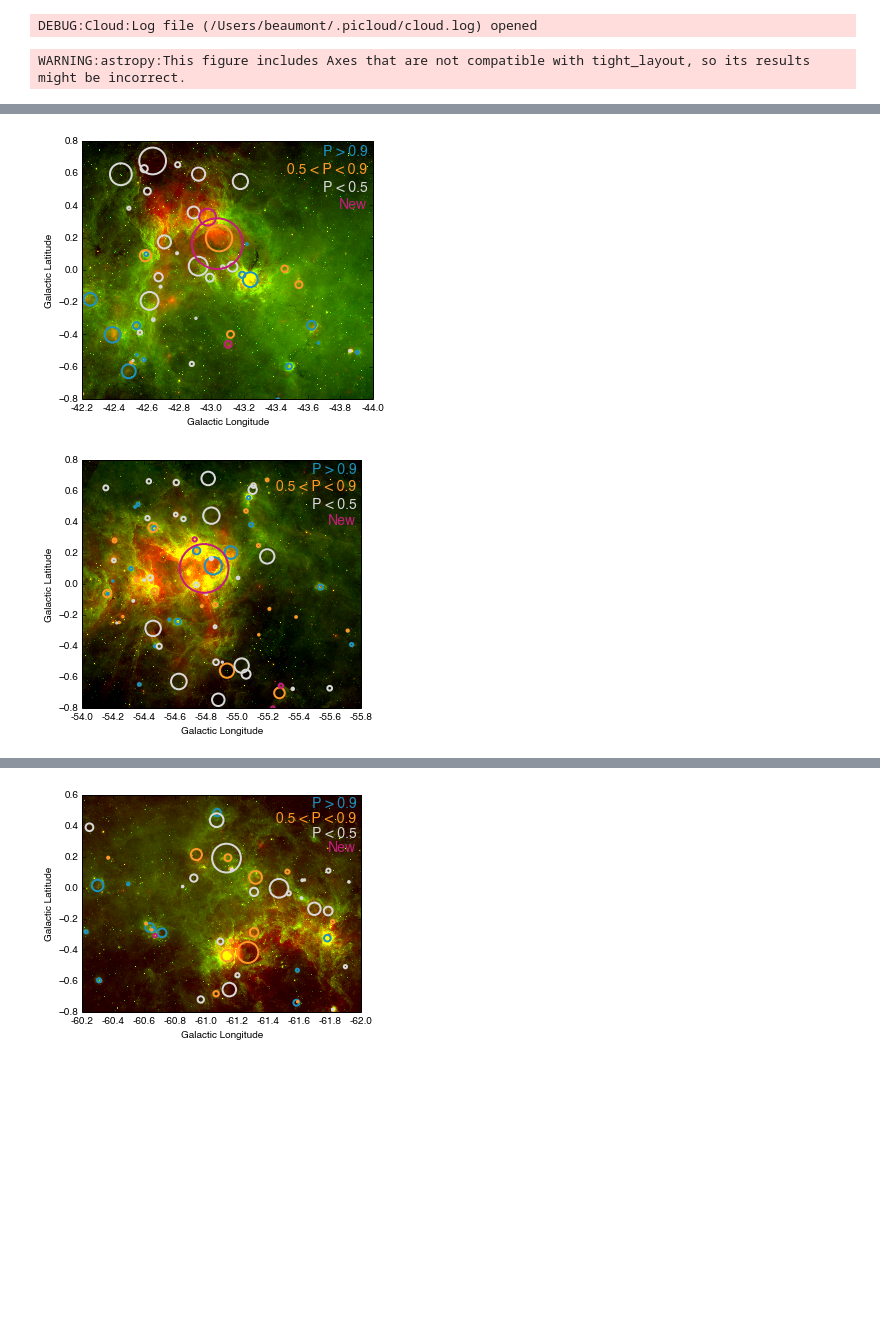
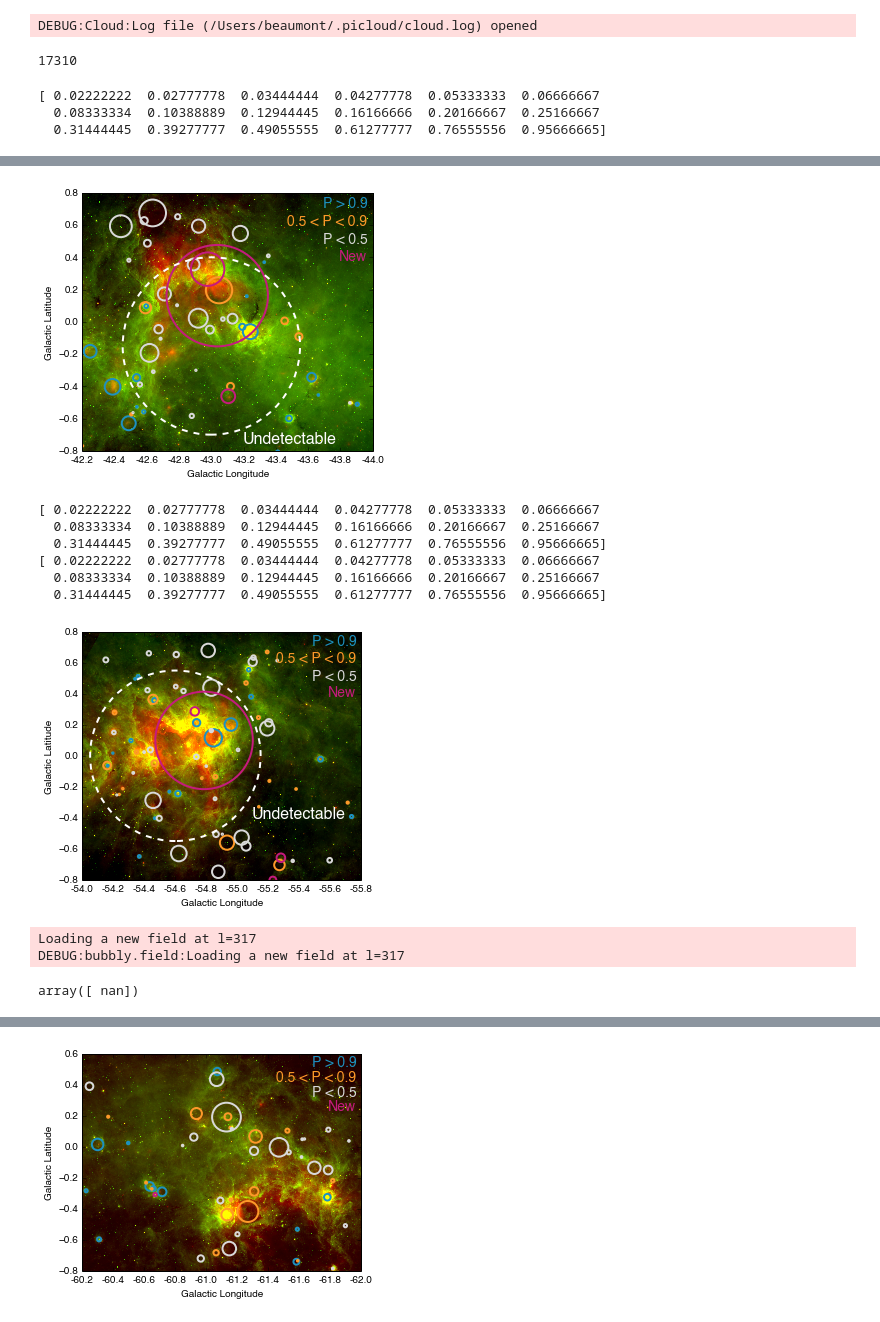
Before and after one commit to ChrisBeaumont/brut, a Jupyter notebook: notebooks/wide_area_plots.ipynb, the cells around one changed output, grey strips where cells are left out. Drawn from its saved outputs; the diff is of its cells as text; code cells hidden in the pictures; blank space fills up the shorter version.

```diff
--- a/notebooks/wide_area_plots.ipynb
+++ b/notebooks/wide_area_plots.ipynb
@@ -32,6 +32,11 @@ hi = data[data.prob >= .9]
 nlow = data[~(data.prob < .5)]
 nmid = data[~((data.prob >= .5) & (data.prob < .9))]
 nhi = data[~(data.prob >= .9)]
+# %%
+f = h5py.File('../data/full_search/317.h5', 'r')
+np.isnan(f['scores'][...]).sum()
+# %% [output]
+17310
 # %%
 def legend():
     colors = ['#1D91C0', '#FE9929', '#D9D9D9', '#C51B7D']
@@ -42,18 +47,22 @@ def legend():
                      fontsize=14, ha='right')
 
 
-def blind_bubbles(lon):
+def blind_bubbles(lon, run_merge=True):
     with h5py.File('../data/full_search/%3.3i.h5' % lon, 'r') as infile:
         stamps = infile['stamps'][...]
         scores = infile['scores'][...]
 
+    print np.unique(stamps[:, -1])
     mask = scores > 0.4
-    merged, scores = merge(stamps[mask], scores[mask])
+    if run_merge:
+        merged, scores = merge(stamps[mask], scores[mask])
+    else:
+        merged, scores = stamps[mask], scores[mask]
 
-    mwp = [b for b in bubble_params() if np.abs(b[1] - lon) <= 1]
+    mwp = [b for b in bubble_params() if np.abs(b[1] - lon) <= 2]
     match = xmatch(merged, mwp)
     merged = merged[match == -1]
-    merged = pd.DataFrame({'lon':merged[:, 1], 'lat': merged[:, 2], 'diam': merged[:, 3]})
+    merged = pd.DataFrame({'lon':merged[:, 1], 'lat': merged[:, 2], 'diam': merged[:, 3] * 2})
     return merged
 # %%
 figures['l317'] = plt.figure(figsize=(5, 5), dpi=200, tight_layout=True)
@@ -79,10 +88,10 @@ rgb = np.dstack((r, g, b))
 rgb[0:180, :, :] = 0
 rgb[-180:, :, :] = 0
 
-plt.imshow(rgb, extent=[318, 316, -1, 1])
+plt.imshow(rgb, extent=[319, 315, -1, 1])
 
 
-def plot_bubbles(df, color, center, label):
+def plot_bubbles(df, color, center, label, alpha=1.0, lw=2, ls='solid'):
     c = None
     xlim = plt.gca().get_xlim()
     ylim = plt.gca().get_ylim()
@@ -95,24 +104,28 @@ def plot_bubbles(df, color, center, label):
             continue
 
         c = plt.Circle((row['lon'], row['lat']), row['diam'] / 2,
-                       edgecolor=color, facecolor='none', lw=2)
+                       edgecolor=color, facecolor='none', lw=lw, alpha=alpha, ls=ls)
         plt.gca().add_patch(c)
     if c is not None:
         c.set_label(label)
 
+#overplot new bubbles discovered during blind search
+merged = blind_bubbles(317)
+param = np.array([[317, 360 - 43, -0.15, 1.1]])
+ex = pd.DataFrame(param, columns=['field', 'lon', 'lat', 'diam'])
+
 plot_bubbles(hi, '#1D91C0', 317, 'P > 0.9')
 plot_bubbles(mid, '#FE9929', 317, '0.5 < P < 0.9')
 plot_bubbles(low, '#D9D9D9', 317, 'P < 0.5')
+plot_bubbles(merged, '#C51B7D', 317, 'New')
+plot_bubbles(ex, '#FFFFFF', 317, 'Undetectable', ls='dashed')
 
-#overplot new bubbles discovered during blind search
-merged = blind_bubbles(317)
-plot_bubbles(merged, '#C51B7D', 317, 'New')
 
 plt.xlim(317.8, 316.2)
 plt.ylim(-.8, .8)
 plt.xlabel("Galactic Longitude")
 plt.ylabel("Galactic Latitude")
-
+plt.annotate('Undetectable', fontsize = 16, xy=(360-43.2, -.75), color='white')
 xt = plt.xticks()
 plt.xticks(xt[0], xt[0] - 360)
 
@@ -120,4 +133,6 @@ legend()
 
 plt.show()
 # %% [output]
-WARNING:astropy:This figure includes Axes that are not compatible with tight_layout, so its results might be incorrect.
+[ 0.02222222  0.02777778  0.03444444  0.04277778  0.05333333  0.06666667
+  0.08333334  0.10388889  0.12944445  0.16166666  0.20166667  0.25166667
+  0.31444445  0.39277777  0.49055555  0.61277777  0.76555556  0.95666665]
@@ -125,4 +139,4 @@ WARNING: This figure includes Axes that are not compatible with tight_layout, so
-[figure, old version]
+[figure, new version]
 # %%
 figures['l305'] = plt.figure(figsize=(5, 5), dpi=200)
 
@@ -138,26 +152,50 @@ rgb = np.dstack((r, g, b))
 rgb[0:180, :, :] = 0
 rgb[-220:, :, :] = 0
 
-plt.imshow(rgb, extent=[306, 304, -1, 1],
+plt.imshow(rgb, extent=[307, 303, -1, 1],
            interpolation='bicubic')
+
+
+#overplot new bubbles discovered during blind search
+merged = blind_bubbles(305)
+unmerged = blind_bubbles(305, run_merge=False)
+#plot_bubbles(unmerged, '#AACC55', 305, None, alpha = 1.0, lw=.7)
 
 plot_bubbles(hi, '#1D91C0', 305, 'P > 0.9')
 plot_bubbles(mid, '#FE9929', 305, '0.5 < P < 0.9')
 plot_bubbles(low, '#D9D9D9', 305, 'P < 0.5')
+plot_bubbles(merged, '#C51B7D', 305, 'New')
 
-#overplot new bubbles discovered during blind search
-merged = blind_bubbles(305)
-plot_bubbles(merged, '#C51B7D', 305, 'New')
+#reference location
+param = np.array([[305, 360 - 54.6, 0, 1.1]])
+ex = pd.DataFrame(param, columns=['field', 'lon', 'lat', 'diam'])
+plot_bubbles(ex, '#FFFFFF', 305, '', ls='dashed')
 
 plt.xlim(306, 304.4)
 plt.ylim(-.8, .8)
 plt.xlabel("Galactic Longitude")
 plt.ylabel("Galactic Latitude")
 
+plt.annotate('Undetectable', fontsize = 16, xy=(360-55.1, -.4), color='white')
+
 xt = plt.xticks()
 plt.xticks(xt[0], xt[0] - 360)
 
 legend()
 plt.show()
 # %% [output]
+[ 0.02222222  0.02777778  0.03444444  0.04277778  0.05333333  0.06666667
+  0.08333334  0.10388889  0.12944445  0.16166666  0.20166667  0.25166667
+  0.31444445  0.39277777  0.49055555  0.61277777  0.76555556  0.95666665]
+[ 0.02222222  0.02777778  0.03444444  0.04277778  0.05333333  0.06666667
+  0.08333334  0.10388889  0.12944445  0.16166666  0.20166667  0.25166667
+  0.31444445  0.39277777  0.49055555  0.61277777  0.76555556  0.95666665]
-[figure, old version]
+[figure, new version]
+# %%
+from bubbly.model import ModelGroup
+p = param.copy()
+ModelGroup.load('../models/full_classifier.dat').decision_function(p)
+# %% [output]
+Loading a new field at l=317
+DEBUG:bubbly.field:Loading a new field at l=317
+array([ nan])
```
Also changed, not shown: parts of 2 cells of this notebook, 11 other files.
